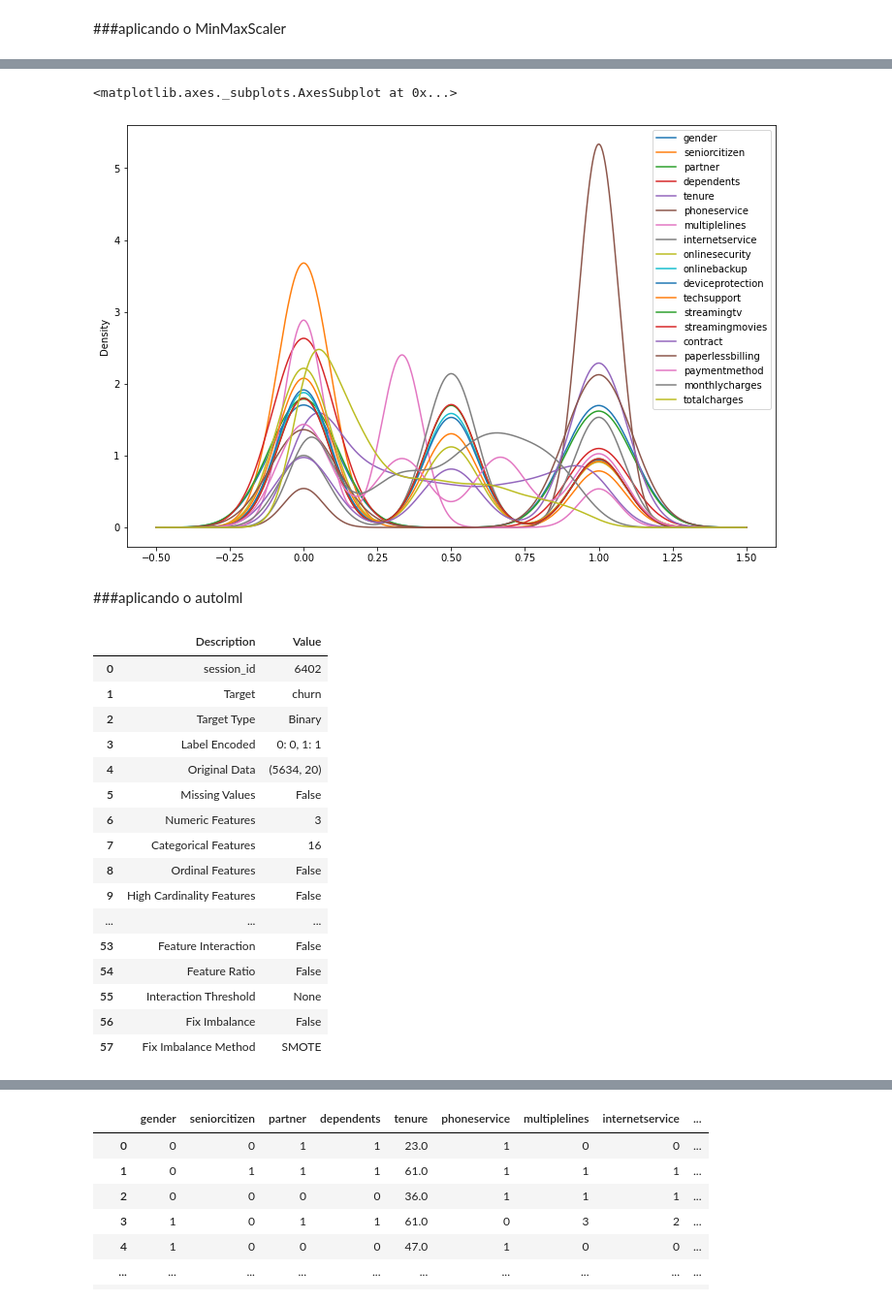
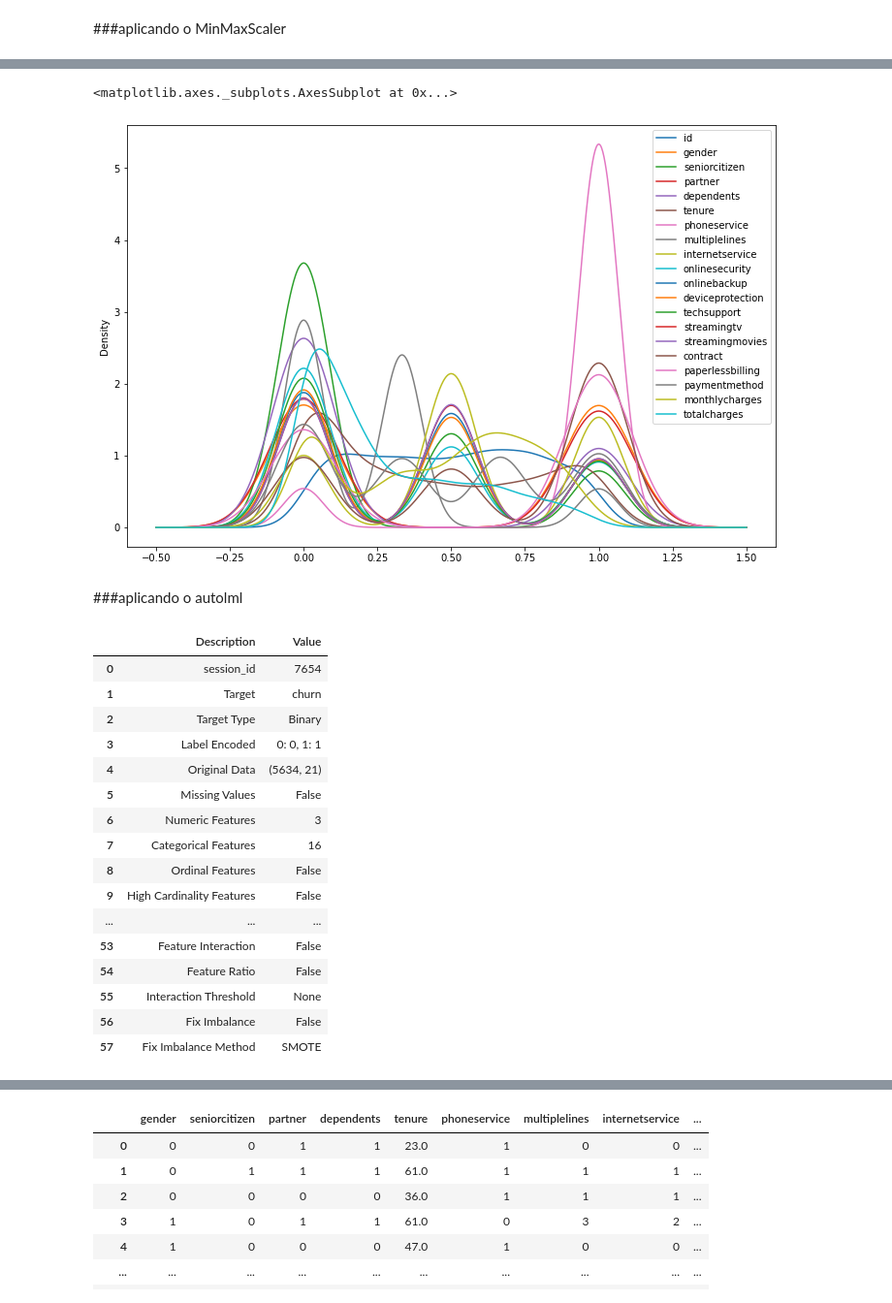
Before and after one commit to jjefferson2006/DSWP_JJ_altera, a Jupyter notebook: desafio_kaggle_5_moda.ipynb, the cells around one changed output, grey strips where cells are left out. Shown at 97% size. Saved outputs shown, nothing was run; the diff lists cells and outputs as text; code cells hidden in the pictures.

```diff
--- a/desafio_kaggle_5_moda.ipynb
+++ b/desafio_kaggle_5_moda.ipynb
@@ -506,6 +930,6 @@ df_churn_test.shape
 (1409, 20)
 # %%
 #dropando 'id
-df_churn_test.drop(columns=['id'], inplace=True)
+#df_churn_test.drop(columns=['id'], inplace=True)
 df_churn_test.head()
 # %% [output]
@@ -656,3 +1081,6 @@ df_churn_test['totalcharges'].mode()
 0    19.75
 1    20.20
 dtype: float64
+# %%
+for i in l_index_charg:
+    print( i, df_churn_test['monthlycharges'][i])
@@ -659,7 +1091,10 @@ dtype: float64
+# %%
+for i in l_index_charg:
+    df_churn_test['totalcharges'][i] = df_churn_test['monthlycharges'][i]
 # %%
-#df_churn_test['monthlycharges'][313]
+'''df_churn_test['monthlycharges'][313]
 for i in l_index_charg:
-    df_churn_test['totalcharges'][i] =20.20
+    df_churn_test['totalcharges'][i] = 0.0'''
 # %%
 df_churn_test.isna().sum()
 # %% [output]
@@ -785,15 +1214,15 @@ Index(['gender', 'seniorcitizen', 'partner', 'dependents', 'tenure',
       dtype='object')
 # %%
 test_MinMaxScaler = MinMaxScaler().fit_transform(df_churn_test)
-df_test_MinMaxScaler = pd.DataFrame(test_MinMaxScaler, columns= ['gender', 'seniorcitizen', 'partner', 'dependents', 'tenure',
+df_test_MinMaxScaler = pd.DataFrame(test_MinMaxScaler, columns= ['id', 'gender', 'seniorcitizen', 'partner', 'dependents', 'tenure',
        'phoneservice', 'multiplelines', 'internetservice', 'onlinesecurity',
        'onlinebackup', 'deviceprotection', 'techsupport', 'streamingtv',
        'streamingmovies', 'contract', 'paperlessbilling', 'paymentmethod',
        'monthlycharges', 'totalcharges'])
 df_test_MinMaxScaler.plot(kind = 'kde', figsize=(12,8))
 # %% [output]
 <matplotlib.axes._subplots.AxesSubplot at 0x...>
-[figure, old version]
+[figure, new version]
 # %% [markdown]
 ###aplicando o autolml
 # %%
@@ -817,15 +1246,15 @@ clf = setup(data = df_churn_train,
             'phoneservice', 'multiplelines', 'internetservice', 'onlinesecurity',
             'onlinebackup', 'deviceprotection', 'techsupport', 'streamingtv',
             'streamingmovies', 'contract', 'paperlessbilling', 'paymentmethod'], # lista das variáveis categóricas
-            ignore_features = [],
+            ignore_features = ['id'],
             silent = False)
 # %% [output]
 |  | Description | Value |
-| 0 | session_id | 6402 |
+| 0 | session_id | 7654 |
 | 1 | Target | churn |
 | 2 | Target Type | Binary |
 | 3 | Label Encoded | 0: 0, 1: 1 |
-| 4 | Original Data | (5634, 20) |
+| 4 | Original Data | (5634, 21) |
 | 5 | Missing Values | False |
 | 6 | Numeric Features | 3 |
 | 7 | Categorical Features | 16 |
```
Also changed, not shown: parts of 81 cells of this notebook.
